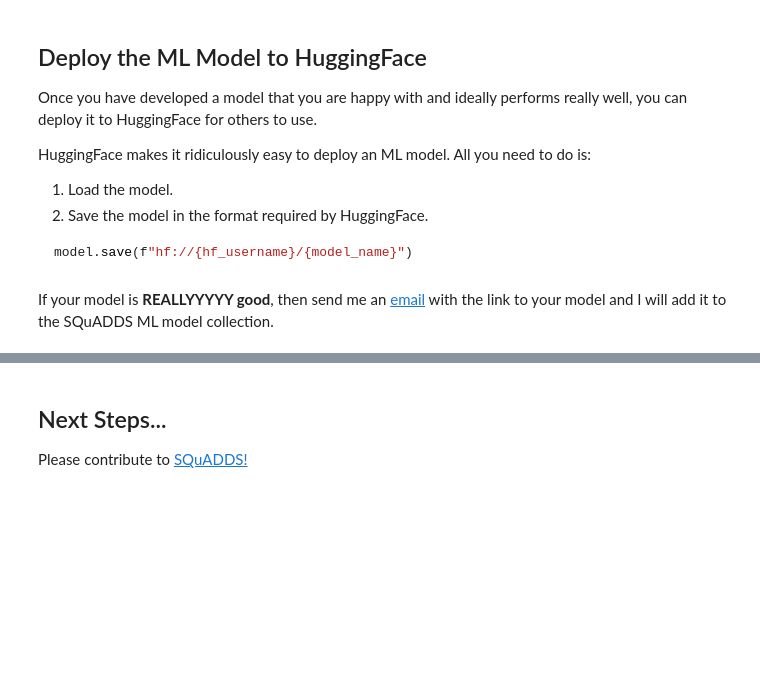
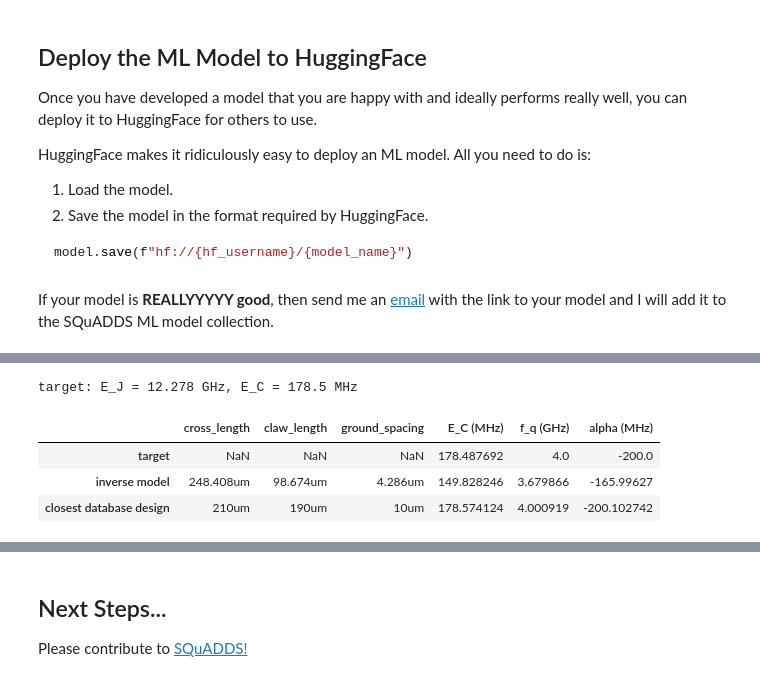
Before and after one commit to LFL-Lab/SQuADDS, a Jupyter notebook: tutorials/Tutorial-8_ML_interpolation_in_SQuADDS.ipynb, the cells around one changed output, grey strips where cells are left out. Drawn from its saved outputs; the diff is of its cells as text; code cells hidden in the pictures; blank space fills up the shorter version.

```diff
--- a/tutorials/Tutorial-8_ML_interpolation_in_SQuADDS.ipynb
+++ b/tutorials/Tutorial-8_ML_interpolation_in_SQuADDS.ipynb
@@ -451,0 +535,45 @@ If your model is **REALLYYYYY good**, then send me an [email](mailto:shanto@usc.
+# %%
+from scqubits.core.transmon import Transmon
+
+EJ, EC_target = Transmon.find_EJ_EC(target["qubit_frequency_GHz"], target["anharmonicity_MHz"] / 1e3)  # GHz
+print(f"target: E_J = {EJ:.3f} GHz, E_C = {1e3 * EC_target:.1f} MHz")
+# %% [output]
+target: E_J = 12.278 GHz, E_C = 178.5 MHz
+# %%
+import time
+
+from qiskit_metal import designs
+from qiskit_metal.qlibrary.qubits.transmon_cross import TransmonCross
+
+from squadds.calcs.transmon_cross import get_transmon_E01_alpha
+from squadds.ml.capacitance.bridge import MLSimulator, EC_MHz
+
+ml = MLSimulator()
+
+
+def check(options):
+    """QCap's E_C of a TransmonCross, and the f_q and alpha it gives with the target's E_J."""
+    design = designs.DesignPlanar({}, overwrite_enabled=True)
+    qubit = TransmonCross(design, "qubit", options=options)
+    design.rebuild()
+    EC = EC_MHz(ml.predict(qubit))
+    f_q, alpha = get_transmon_E01_alpha(EJ, EC / 1e3)
+    readout = options["connection_pads"]["readout"]
+    return {"cross_length": options["cross_length"], "claw_length": readout["claw_length"],
+            "ground_spacing": readout["ground_spacing"], "E_C (MHz)": EC, "f_q (GHz)": f_q, "alpha (MHz)": alpha}
+# %%
+import pandas as pd
+
+model_options = model.design_options(**target, base=best["design_options"])
+results = pd.DataFrame({
+    "target": {"E_C (MHz)": 1e3 * EC_target, "f_q (GHz)": target["qubit_frequency_GHz"],
+               "alpha (MHz)": target["anharmonicity_MHz"]},
+    "inverse model": check(model_options),
+    "closest database design": check(best["design_options"]),
+}).T[["cross_length", "claw_length", "ground_spacing", "E_C (MHz)", "f_q (GHz)", "alpha (MHz)"]]
+results
+# %% [output]
+|  | cross_length | claw_length | ground_spacing | E_C (MHz) | f_q (GHz) | alpha (MHz) |
+| target | NaN | NaN | NaN | 178.487692 | 4.0 | -200.0 |
+| inverse model | 248.408um | 98.674um | 4.286um | 149.828246 | 3.679866 | -165.99627 |
+| closest database design | 210um | 190um | 10um | 178.574124 | 4.000919 | -200.102742 |
```
Also changed, not shown: parts of 13 cells of this notebook, 10 other files.
